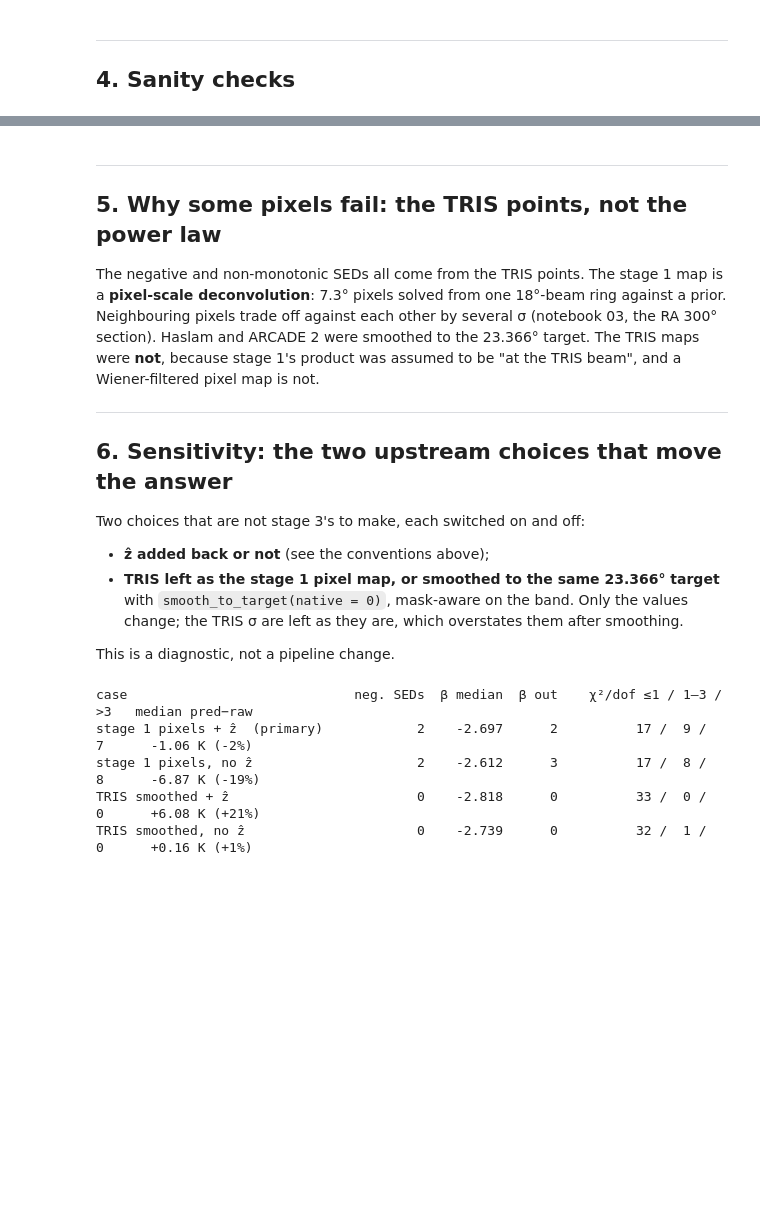
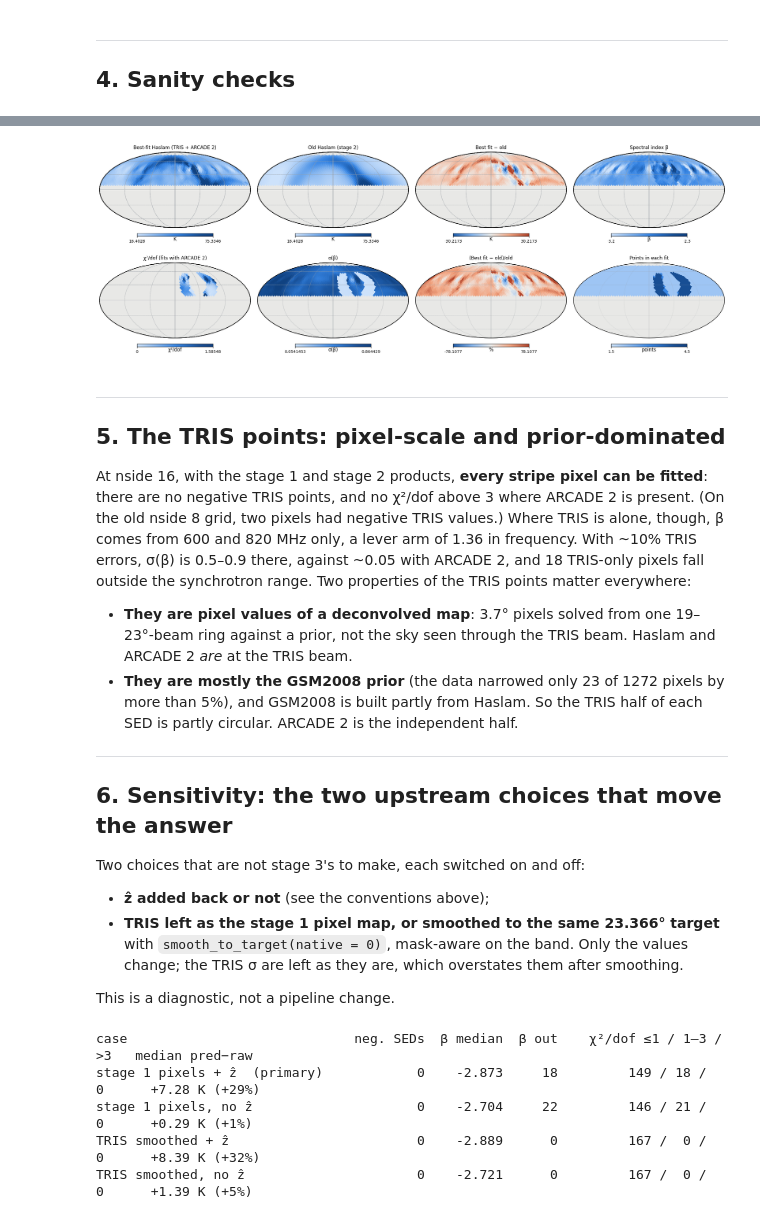
Before and after one commit to sohinixcvii/moonrunes, a Jupyter notebook: notebooks/06_sed_fit.ipynb, the cells around one changed output, grey strips where cells are left out. Saved outputs shown, nothing was run; the diff lists cells and outputs as text; code cells hidden in the pictures; blank space fills up the shorter version.

```diff
--- a/notebooks/06_sed_fit.ipynb
+++ b/notebooks/06_sed_fit.ipynb
@@ -360,13 +381,60 @@ plt.show()
+# %%
+from matplotlib.colors import LinearSegmentedColormap
+SEQ = LinearSegmentedColormap.from_list("seq_blue", ["#cde2fb", "#9ec5f4", "#6da7ec", "#3987e5",
+                                                     "#256abf", "#184f95", "#104281"])
+SEQ.set_bad("#e8e8e6"); SEQ.set_under("white")
+DIV = LinearSegmentedColormap.from_list("div", ["#1c5cab", "#86b6ef", "#eeeeec", "#f2a582", "#b2432a"])
+DIV.set_bad("#e8e8e6"); DIV.set_under("white")
+
+def as_map(key):
+    m = np.full(hp.nside2npix(NSIDE), np.nan)
+    for r in FIT:
+        m[r["pix"]] = r[key]
+    return m
+
+BEST = as_map("pred")
+OLD = np.where(np.isfinite(BEST), HASLAM_MAP, np.nan)
+BETA, CHI2 = as_map("beta"), as_map("chi2_dof")
+SIG_BETA = as_map("sigma_beta")
+N_PTS = as_map("n")
+lo, hi = np.nanpercentile(np.concatenate([BEST, OLD]), [2, 98])
+span = float(np.nanpercentile(np.abs(BEST - OLD), 98))
+kw = dict(coord="C", notext=True, badcolor="#e8e8e6")
+fig = plt.figure(figsize=(20, 7.0))
+for k, (title, m, cmap, a, b, unit) in enumerate([
+        ("Best-fit Haslam (TRIS + ARCADE 2)", BEST, SEQ, lo, hi, "K"),
+        ("Old Haslam (stage 2)", OLD, SEQ, lo, hi, "K"),
+        ("Best fit − old", BEST - OLD, DIV, -span, span, "K"),
+        ("Spectral index β", BETA, SEQ, -3.2, -2.3, "β"),
+        ("χ²/dof (fits with ARCADE 2)", CHI2, SEQ, 0, float(np.nanpercentile(CHI2, 95)), "χ²/dof"),
+        ("σ(β)", SIG_BETA, SEQ, *np.nanpercentile(SIG_BETA, [2, 98]), "σ(β)"),
+        ("(Best fit − old)/old", 100 * (BEST - OLD) / OLD, DIV,
+         -float(np.nanpercentile(np.abs(100 * (BEST - OLD) / OLD), 98)),
+         float(np.nanpercentile(np.abs(100 * (BEST - OLD) / OLD), 98)), "%"),
+        ("Points in each fit", N_PTS, SEQ, 1.5, 4.5, "points")]):
+    hp.mollview(m, sub=(2, 4, k + 1), fig=fig.number, title=title, cmap=cmap, min=a, max=b,
+                unit=unit, **kw)
+    hp.graticule(dpar=30, dmer=60, color="#9aa0a6", lw=0.4)
+plt.show()
+# %% [output]
+[figure, added]
 # %% [markdown]
 ---
-## 5. Why some pixels fail: the TRIS points, not the power law
+## 5. The TRIS points: pixel-scale and prior-dominated
 
-The negative and non-monotonic SEDs all come from the TRIS points. The stage 1 map is a
-**pixel-scale deconvolution**: 7.3° pixels solved from one 18°-beam ring against a prior.
-Neighbouring pixels trade off against each other by several σ (notebook 03, the RA 300°
-section). Haslam and ARCADE 2 were smoothed to the 23.366° target. The TRIS maps were
-**not**, because stage 1's product was assumed to be "at the TRIS beam", and a
-Wiener-filtered pixel map is not.
+At nside 16, with the stage 1 and stage 2 products, **every stripe pixel can be fitted**:
+there are no negative TRIS points, and no χ²/dof above 3 where ARCADE 2 is present. (On the
+old nside 8 grid, two pixels had negative TRIS values.) Where TRIS is alone, though, β
+comes from 600 and 820 MHz only, a lever arm of 1.36 in frequency. With ~10% TRIS errors,
+σ(β) is 0.5–0.9 there, against ~0.05 with ARCADE 2, and 18 TRIS-only pixels fall outside the
+synchrotron range. Two properties of the TRIS points matter everywhere:
+
+* **They are pixel values of a deconvolved map**: 3.7° pixels solved from one 19–23°-beam
+  ring against a prior, not the sky seen through the TRIS beam. Haslam and ARCADE 2 *are*
+  at the TRIS beam.
+* **They are mostly the GSM2008 prior** (the data narrowed only 23 of 1272 pixels by more
+  than 5%), and GSM2008 is built partly from Haslam. So the TRIS half of each SED is
+  partly circular. ARCADE 2 is the independent half.
 
 ---
 ## 6. Sensitivity: the two upstream choices that move the answer
@@ -382,7 +450,7 @@ This is a diagnostic, not a pipeline change.
 # %%
 def tris_smoothed(with_z):
     out = {}
-    for row, (nu, tr) in enumerate(TRIS8.items()):
+    for row, (nu, tr) in enumerate(TRIS_MAP.items()):
         m = np.where(band, tr["with_z" if with_z else "sky_only"], hp.UNSEEN)
         out[nu] = smooth_to_target(m, 0.0, TARGET_FWHM_DEG, weight_mask=band)
     return out
@@ -400,10 +468,10 @@ for name, rows in CASES.items():
           f"{s['diff_med']:+11.2f} K ({100 * s['frac_med']:+.0f}%)")
 # %% [output]
 case                             neg. SEDs  β median  β out    χ²/dof ≤1 / 1–3 / >3   median pred−raw
-stage 1 pixels + ẑ  (primary)            2    -2.697      2          17 /  9 /  7      -1.06 K (-2%)
-stage 1 pixels, no ẑ                     2    -2.612      3          17 /  8 /  8      -6.87 K (-19%)
-TRIS smoothed + ẑ                        0    -2.818      0          33 /  0 /  0      +6.08 K (+21%)
-TRIS smoothed, no ẑ                      0    -2.739      0          32 /  1 /  0      +0.16 K (+1%)
+stage 1 pixels + ẑ  (primary)            0    -2.873     18         149 / 18 /  0      +7.28 K (+29%)
+stage 1 pixels, no ẑ                     0    -2.704     22         146 / 21 /  0      +0.29 K (+1%)
+TRIS smoothed + ẑ                        0    -2.889      0         167 /  0 /  0      +8.39 K (+32%)
+TRIS smoothed, no ẑ                      0    -2.721      0         167 /  0 /  0      +1.39 K (+5%)
 # %% [markdown]
 ---
 ## Verdict: stop here, before stage 4
```
Also changed, not shown: parts of 11 cells of this notebook, 22 other files.
